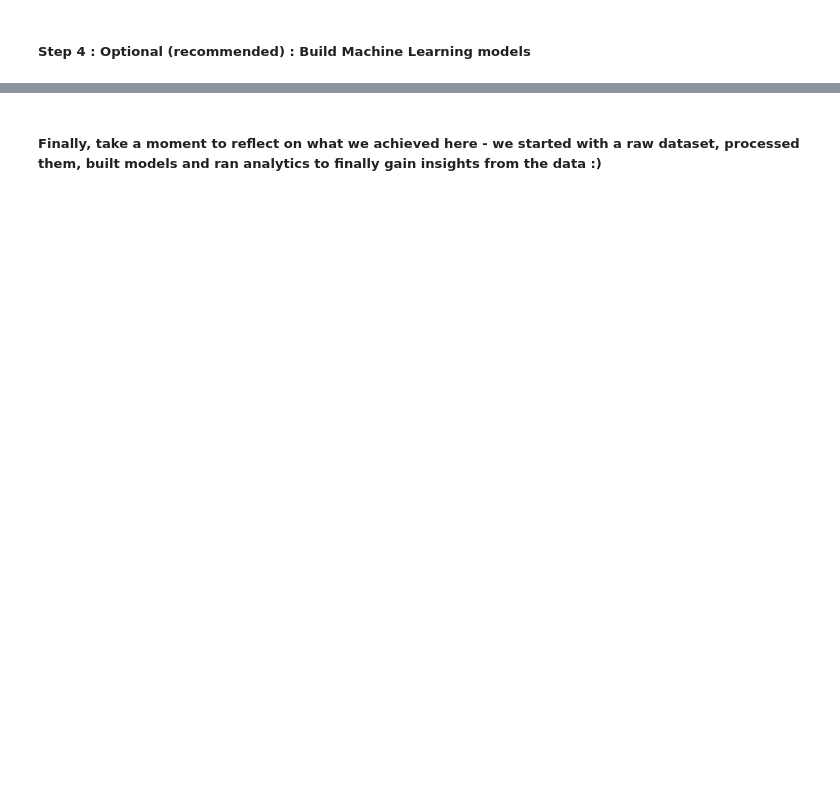
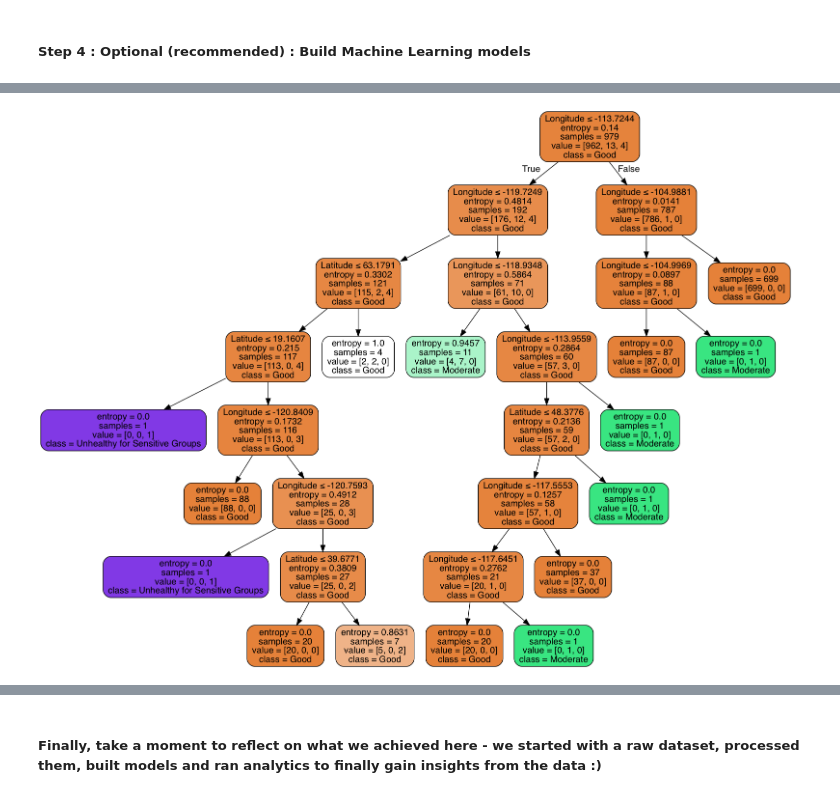
Before and after one commit to kirthan18/DBMS, a Jupyter notebook: Data Analysis/AQI_Analysis.ipynb, the cells around one changed output, grey strips where cells are left out. Cells and saved outputs as stored; diff of their text form; code cells hidden in the pictures; blank space fills up the shorter version.

Commit message:
Added regression and decision tree models

```diff
--- a/Data Analysis/AQI_Analysis.ipynb
+++ b/Data Analysis/AQI_Analysis.ipynb
@@ -343,3 +413,49 @@ plt.savefig("figA.png")
+# %%
+from sklearn.tree import DecisionTreeClassifier, export_graphviz
+
+target = []
+aqi = lat_long_aqi['AVG(AQI)']
+s = pd.Series(aqi, name = 'AQI')
+aqi_list = s.tolist()
+# print len(aqi_list)
+for i in xrange(0, len(aqi_list)):
+    if aqi_list[i] >= 0 and aqi_list[i] <= 50:
+        target.append('1')
+    elif aqi_list[i] >= 51 and aqi_list[i] <= 100:
+        target.append('2')
+    elif aqi_list[i] >= 101 and aqi_list[i] <= 150:
+        target.append('3')
+    elif aqi_list[i] >= 151 and aqi_list[i] <= 200:
+        target.append('4')
+    elif aqi_list[i] >= 201 and aqi_list[i] <= 300:
+        target.append('5')
+    elif aqi_list[i] >= 301 and aqi_list[i] <= 500:
+        target.append('6')
+    else:
+        target.append('3')
+
+# print len(target)
+x = lat_long_aqi[['Latitude', 'Longitude']]
+y = pd.DataFrame(target, columns=['AQI'])
+# print len(x)
+# print len(y)
+dt = DecisionTreeClassifier(min_samples_split=20, random_state=99, criterion = 'entropy')
+dtree = dt.fit(x, y)
+# %%
+from IPython.display import Image
+from sklearn import tree
+import pydotplus
+from sklearn.tree import export_graphviz
+dot_data = tree.export_graphviz(dtree, out_file=None,
+                        feature_names=['Latitude', 'Longitude'],
+                        class_names = ['Good','Moderate','Unhealthy for Sensitive Groups','Unhealthy',
+                                       'Very Unhealthy','Hazardous'],
+                         filled=True, rounded=True,
+                         special_characters=True)
+graph = pydotplus.graph_from_dot_data(dot_data)
+Image(graph.create_png())
+# %% [output]
+[figure, added]
 # %% [markdown]
 <H1>Summary </H1>
 <body>
```
Also changed, not shown: parts of 4 cells of this notebook.
